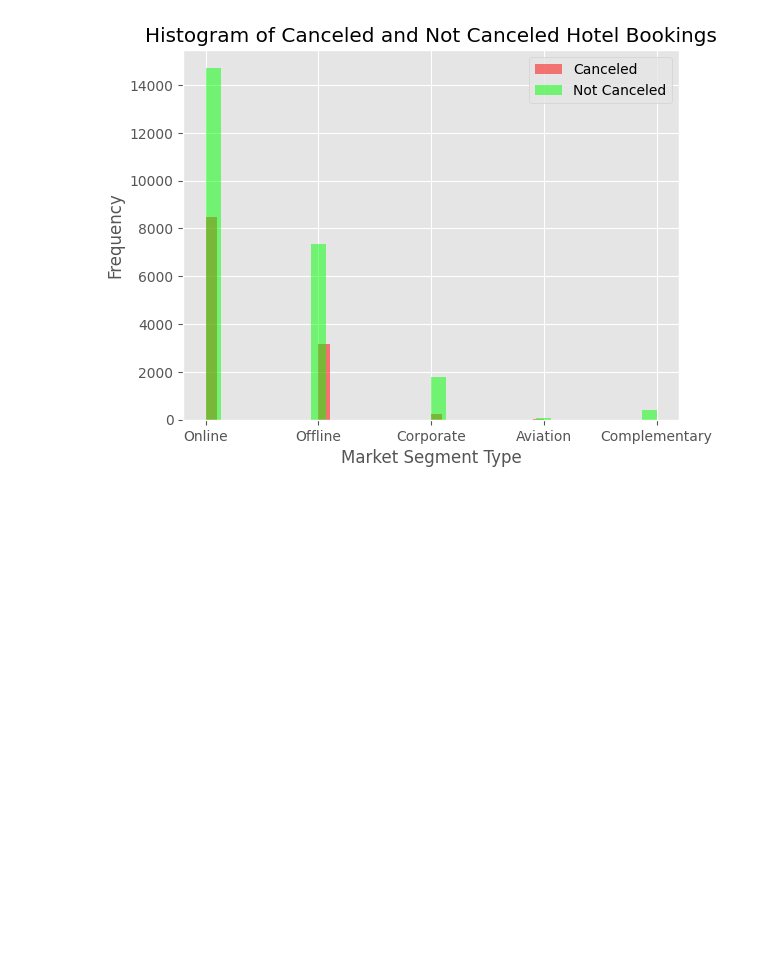
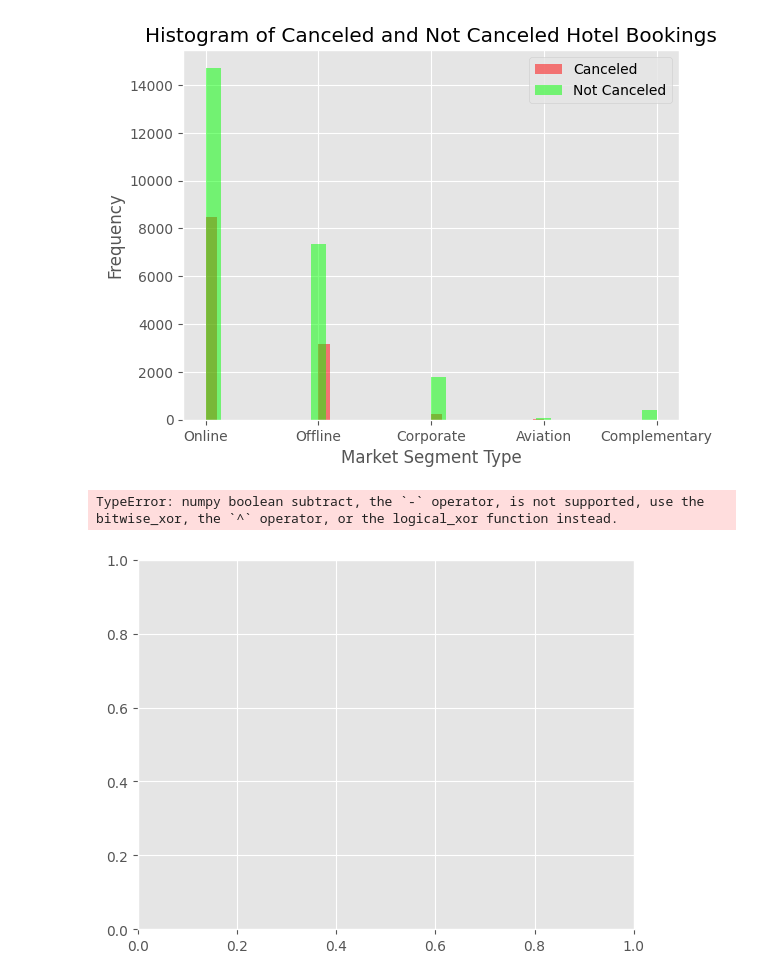
Before and after one commit to snairvasudev/Case-Study-CE880, a Jupyter notebook: CE880-Resit-March_Code.ipynb, the cells around one changed output. Cells and saved outputs as stored; diff of their text form; code cells hidden in the pictures; blank space fills up the shorter version.

```diff
--- a/CE880-Resit-March_Code.ipynb
+++ b/CE880-Resit-March_Code.ipynb
@@ -245,6 +277,17 @@ plt.title("Histogram of Canceled and Not Canceled Hotel Bookings")
 plt.show()
 # %% [output]
 [figure]
+# %%
+c = plt.hist(data_new[data_new["booking_status"] == "Canceled"].is_holiday,bins=30,fc = (1,0,0,0.5),label = "Canceled")
+n = plt.hist(data_new[data_new["booking_status"] == "Not_Canceled"].is_holiday,bins=30,fc = (0,1,0,0.5),label = "Not Canceled")
+plt.legend()
+plt.xlabel("Market Segment Type")
+plt.ylabel("Frequency")
+plt.title("Histogram of Canceled and Not Canceled Hotel Bookings")
+plt.show()
+# %% [output]
+TypeError: numpy boolean subtract, the `-` operator, is not supported, use the bitwise_xor, the `^` operator, or the logical_xor function instead.
+[figure, added]
 # %%
 c = plt.hist(data_new[data_new["booking_status"] == "Canceled"].repeated_guest,bins=30,fc = (1,0,0,0.5),label = "Canceled")
 n = plt.hist(data_new[data_new["booking_status"] == "Not_Canceled"].repeated_guest,bins=30,fc = (0,1,0,0.5),label = "Not Canceled")
```
Also changed, not shown: parts of 12 cells of this notebook.
